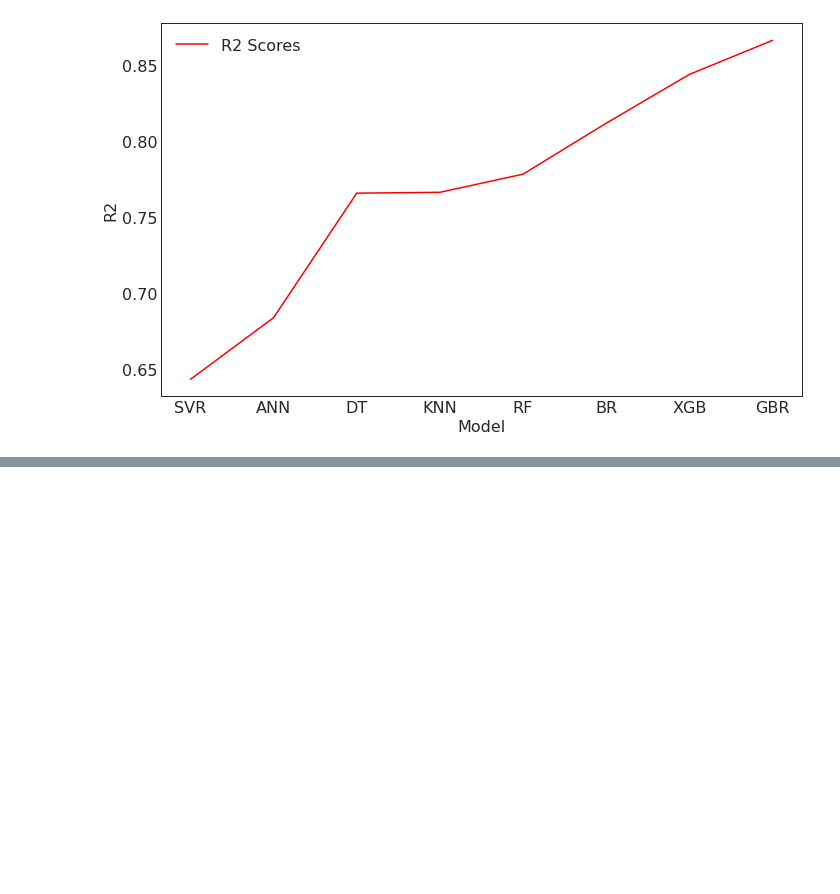
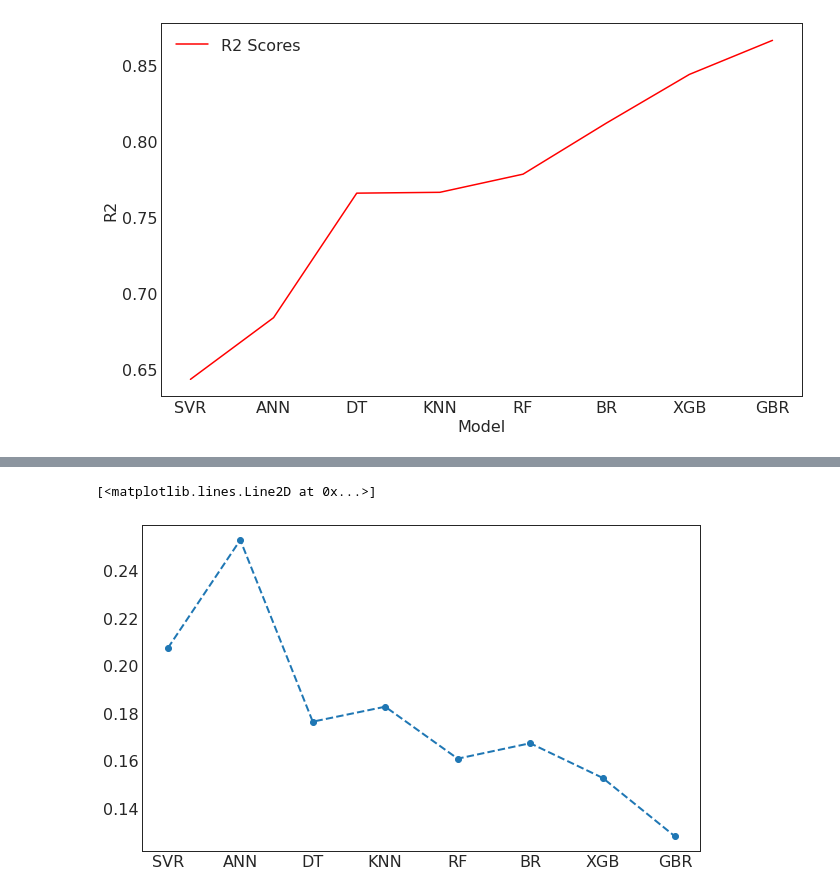
Before and after one commit to Sujal-vajire/Machine-learning-models, a Jupyter notebook: Comparative_Study_of_Various_Machine_Learning_Models_to_Predict_Fatigue_Crack_Growth_Rate.ipynb, the cells around one changed output, grey strips where cells are left out. Drawn from its saved outputs; the diff is of its cells as text; code cells hidden in the pictures; blank space fills up the shorter version.

```diff
--- a/Comparative_Study_of_Various_Machine_Learning_Models_to_Predict_Fatigue_Crack_Growth_Rate.ipynb
+++ b/Comparative_Study_of_Various_Machine_Learning_Models_to_Predict_Fatigue_Crack_Growth_Rate.ipynb
@@ -403,0 +421,14 @@ plt.plot(R2, Model, marker = "o", linestyle='dashed', linewidth=2)
+# %%
+
+MAE = pd.read_excel('mae.xlsx')
+M2 = MAE.iloc[:, -2].values
+MAE = MAE.iloc[:, -1].values
+
+f = plt.figure()
+f.set_figwidth(10)
+f.set_figheight(6)
+
+plt.plot(MAE, M2, marker = "o", linestyle='dashed', linewidth=2 )
+# %% [output]
+[<matplotlib.lines.Line2D at 0x...>]
+[figure, added]
```
Also changed, not shown: parts of 5 cells of this notebook.
